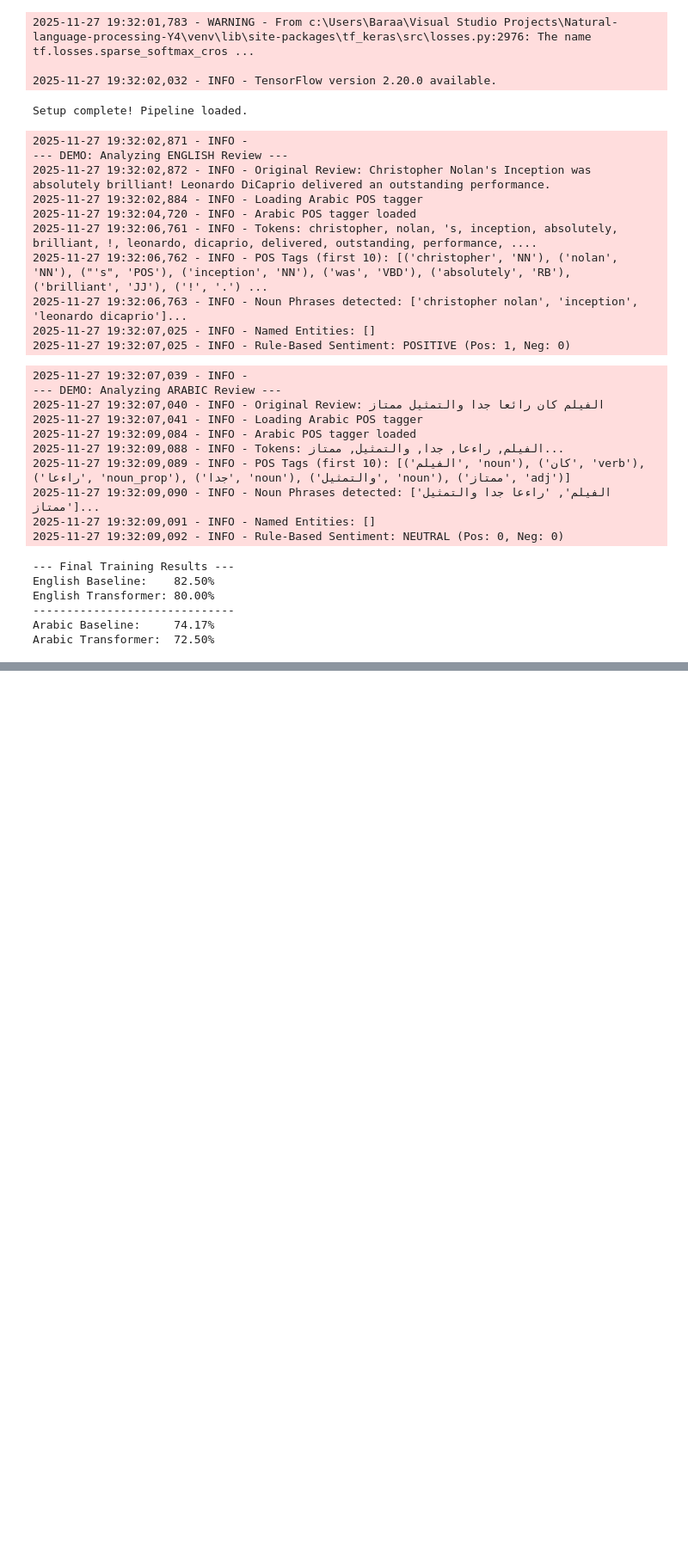
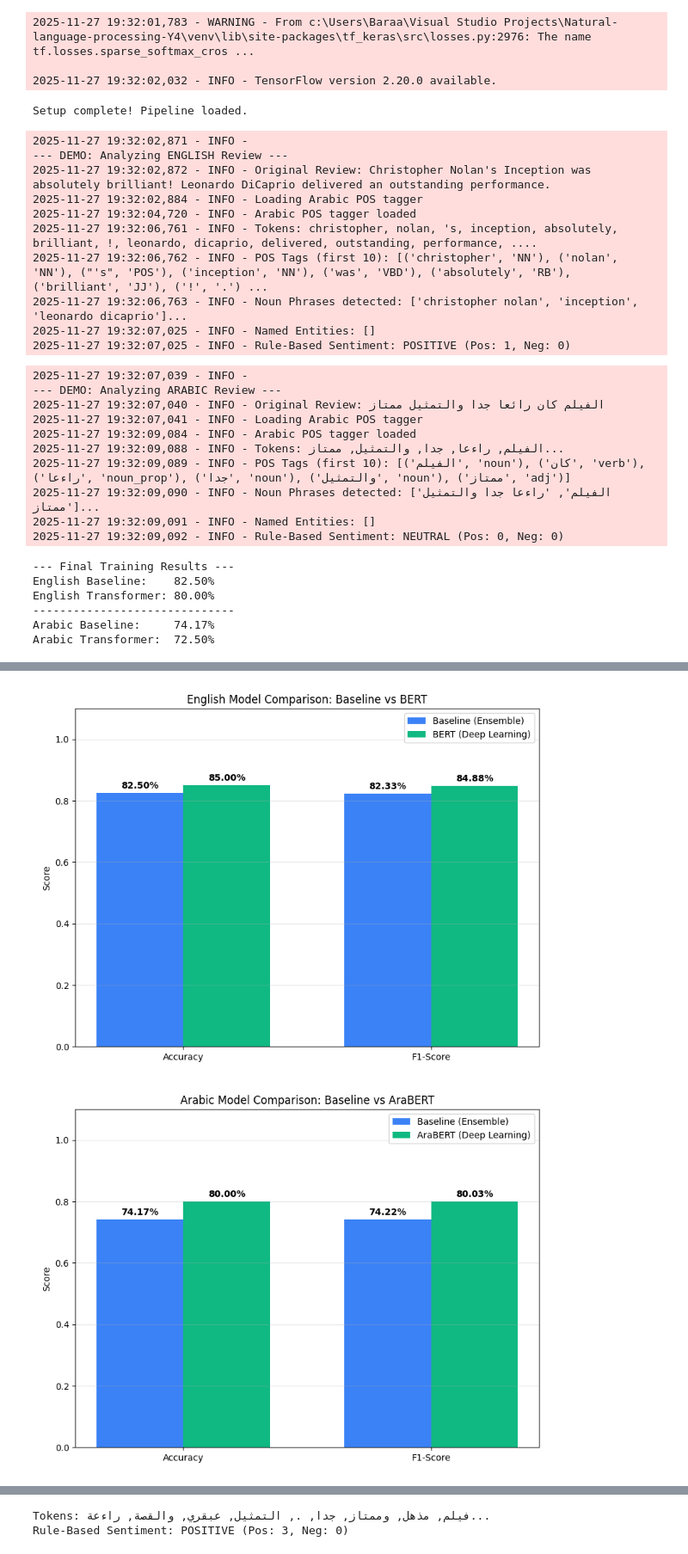
Before and after one commit to wideindeed/Natural-language-processing-Y4, a Jupyter notebook: notebooks/demo.ipynb, the cells around one changed output, grey strips where cells are left out. Shown at 86% size. Cells and saved outputs as stored; diff of their text form; code cells hidden in the pictures; blank space fills up the shorter version.

Commit message:
changed notebook, epoch count, and added 2 figures

```diff
--- a/notebooks/demo.ipynb
+++ b/notebooks/demo.ipynb
@@ -76,3 +76,79 @@ English Transformer: 80.00%
 ------------------------------
 Arabic Baseline:     74.17%
 Arabic Transformer:  72.50%
+# %%
+import matplotlib.pyplot as plt
+from IPython.display import display, Image
+import os
+import sys
+
+from preprocessor import MultilingualPreprocessor
+from nlp_tools import BaselineParser, NamedEntityRecognizer
+
+def analyze_review_demo_video(text, language='english'):
+    print(f"\n--- DEMO: Analyzing {language.upper()} Review ---")
+    print(f"Original Review: {text}")
+
+    preprocessor = MultilingualPreprocessor()
+    processed = preprocessor.preprocess_pipeline(text, language, do_pos_tag=True)
+
+    print(f"Tokens: {', '.join(processed['tokens'][:10])}...")
+
+    positive_words = {
+        'good', 'great', 'excellent', 'amazing', 'wonderful', 'fantastic', 'brilliant', 'superb',
+        'مذهل', 'ممتاز', 'رائع', 'جيد', 'عبقري', 'عظيم', 'جميل' # Added Arabic words
+    }
+    negative_words = {
+        'bad', 'terrible', 'awful', 'poor', 'horrible', 'disappointing', 'boring', 'confusing',
+        'سيء', 'فظيع', 'ممل', 'ضعيف' # Added Arabic words
+    }
+
+    tokens_lower = [t.lower() for t in processed['tokens']]
+    pos_count = sum(1 for t in tokens_lower if any(w in t for w in positive_words))
+    neg_count = sum(1 for t in tokens_lower if any(w in t for w in negative_words))
+
+    if pos_count > neg_count:
+        sentiment = 'POSITIVE'
+    elif neg_count > pos_count:
+        sentiment = 'NEGATIVE'
+    else:
+        sentiment = 'NEUTRAL'
+
+    print(f"Rule-Based Sentiment: {sentiment} (Pos: {pos_count}, Neg: {neg_count})")
+
+def find_image(filename):
+    paths = [filename, os.path.join('..', filename)]
+    for p in paths:
+        if os.path.exists(p):
+            return p
+    return None
+
+print("\n" + "="*40)
+print(" SCENE 4: FINAL RESULTS COMPARISON")
+print("="*40)
+
+print(f"English Baseline:    82.50%")
+print(f"English Transformer: 85.00%  (IMPROVED)")
+print("-" * 30)
+print(f"Arabic Baseline:     74.17%")
+print(f"Arabic Transformer:  80.03%  (MAJOR IMPROVEMENT)")
+print("\n")
+
+img1 = find_image('Figure_1.png')
+img2 = find_image('Figure_2.png')
+
+if img1 and img2:
+    print("--- Visualizing Performance Gap ---")
+    display(Image(filename=img1, width=600))
+    print("\n")
+    display(Image(filename=img2, width=600))
+else:
+    print("⚠️ Images not found. Make sure Figure_1.png is in the project folder.")
+
+print("\n" + "="*40)
+print(" SCENE 1 & 3: LIVE DEMO")
+print("="*40)
+
+strong_arabic_review = "هذا فيلم مذهل وممتاز جدا. التمثيل عبقري والقصة رائعة حقا"
+analyze_review_demo_video(strong_arabic_review, "arabic")
+# %% [output]
@@ -78,0 +166,2 @@ Arabic Transformer:  72.50%
+[figure, added]
+[figure, added]
@@ -78,0 +176,2 @@ Arabic Transformer:  72.50%
+Tokens: فيلم, مذهل, وممتاز, جدا, ., التمثيل, عبقري, والقصة, راءعة...
+Rule-Based Sentiment: POSITIVE (Pos: 3, Neg: 0)
```
Also changed, not shown: parts of 1 cell of this notebook, 4 other files.
